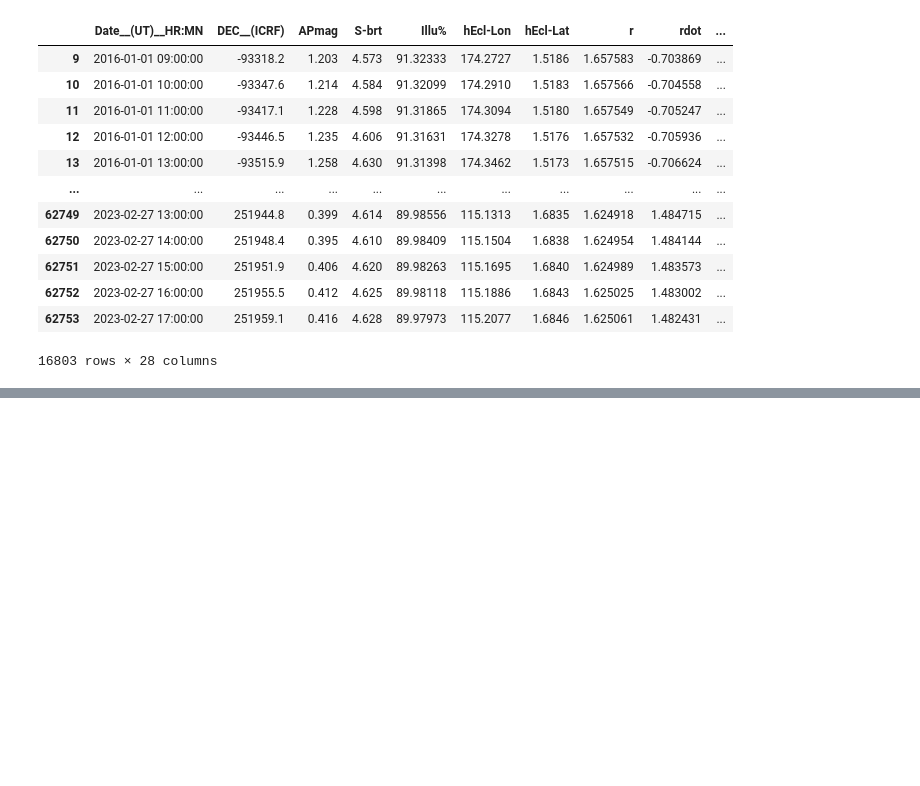
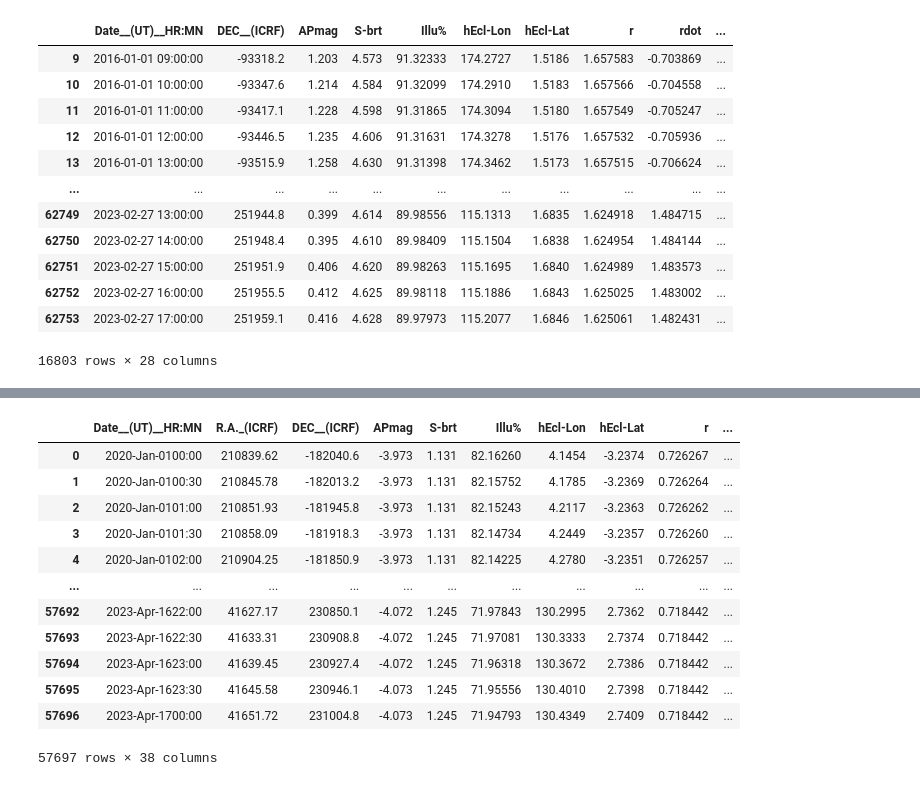
Before and after one commit to makibrte/finance-team, a Jupyter notebook: notebooks/alexNote.ipynb, the cells around one changed output, grey strips where cells are left out. Cells and saved outputs as stored; diff of their text form; code cells hidden in the pictures; blank space fills up the shorter version.

```diff
--- a/notebooks/alexNote.ipynb
+++ b/notebooks/alexNote.ipynb
@@ -353,0 +393,16 @@ stock_1 = pd.read_csv('stocks/')
+# %%
+pd.read_csv('../Data/planets_csv/venus.csv')columns
+# %% [output]
+|  | Date__(UT)__HR:MN | R.A._(ICRF) | DEC__(ICRF) | APmag | S-brt | Illu% | hEcl-Lon | hEcl-Lat | r | ... |
+| 0 | 2020-Jan-0100:00 | 210839.62 | -182040.6 | -3.973 | 1.131 | 82.16260 | 4.1454 | -3.2374 | 0.726267 | ... |
+| 1 | 2020-Jan-0100:30 | 210845.78 | -182013.2 | -3.973 | 1.131 | 82.15752 | 4.1785 | -3.2369 | 0.726264 | ... |
+| 2 | 2020-Jan-0101:00 | 210851.93 | -181945.8 | -3.973 | 1.131 | 82.15243 | 4.2117 | -3.2363 | 0.726262 | ... |
+| 3 | 2020-Jan-0101:30 | 210858.09 | -181918.3 | -3.973 | 1.131 | 82.14734 | 4.2449 | -3.2357 | 0.726260 | ... |
+| 4 | 2020-Jan-0102:00 | 210904.25 | -181850.9 | -3.973 | 1.131 | 82.14225 | 4.2780 | -3.2351 | 0.726257 | ... |
+| ... | ... | ... | ... | ... | ... | ... | ... | ... | ... | ... |
+| 57692 | 2023-Apr-1622:00 | 41627.17 | 230850.1 | -4.072 | 1.245 | 71.97843 | 130.2995 | 2.7362 | 0.718442 | ... |
+| 57693 | 2023-Apr-1622:30 | 41633.31 | 230908.8 | -4.072 | 1.245 | 71.97081 | 130.3333 | 2.7374 | 0.718442 | ... |
+| 57694 | 2023-Apr-1623:00 | 41639.45 | 230927.4 | -4.072 | 1.245 | 71.96318 | 130.3672 | 2.7386 | 0.718442 | ... |
+| 57695 | 2023-Apr-1623:30 | 41645.58 | 230946.1 | -4.073 | 1.245 | 71.95556 | 130.4010 | 2.7398 | 0.718442 | ... |
+| 57696 | 2023-Apr-1700:00 | 41651.72 | 231004.8 | -4.073 | 1.245 | 71.94793 | 130.4349 | 2.7409 | 0.718442 | ... |
+57697 rows × 38 columns
```
Also changed, not shown: parts of 26 cells of this notebook, 10 other files.
